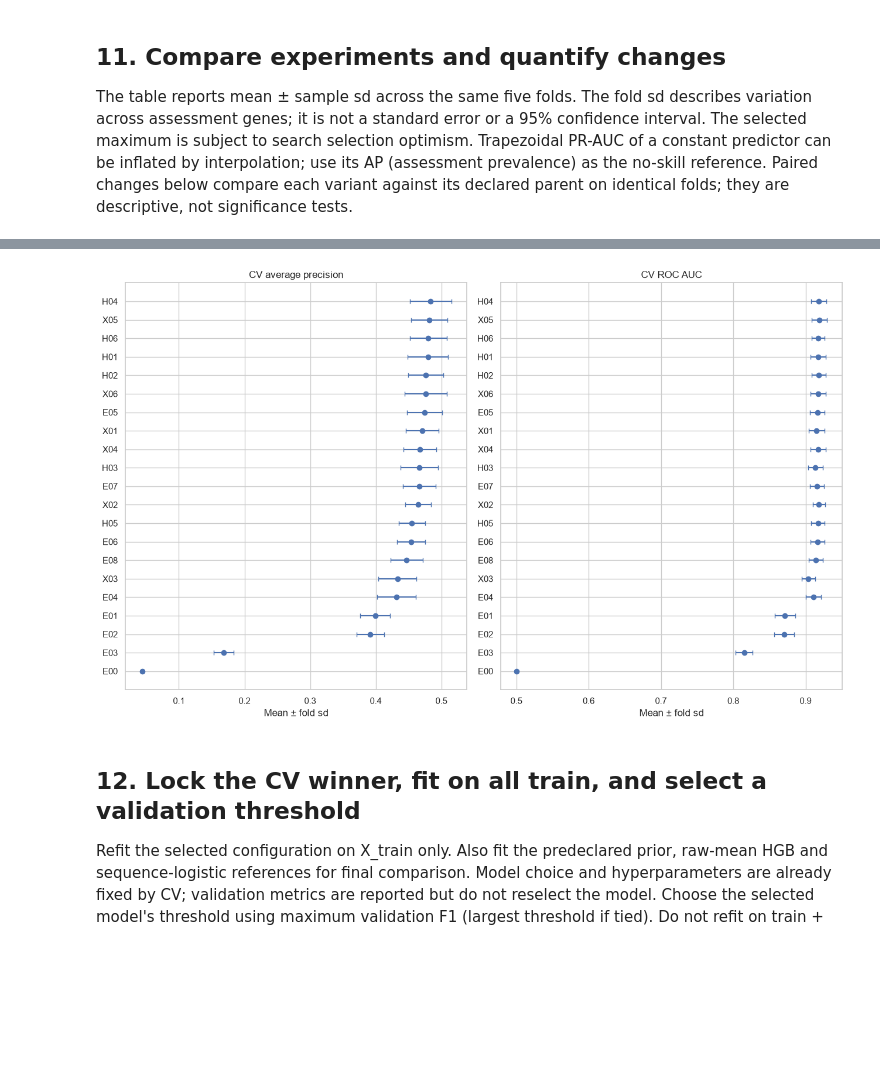
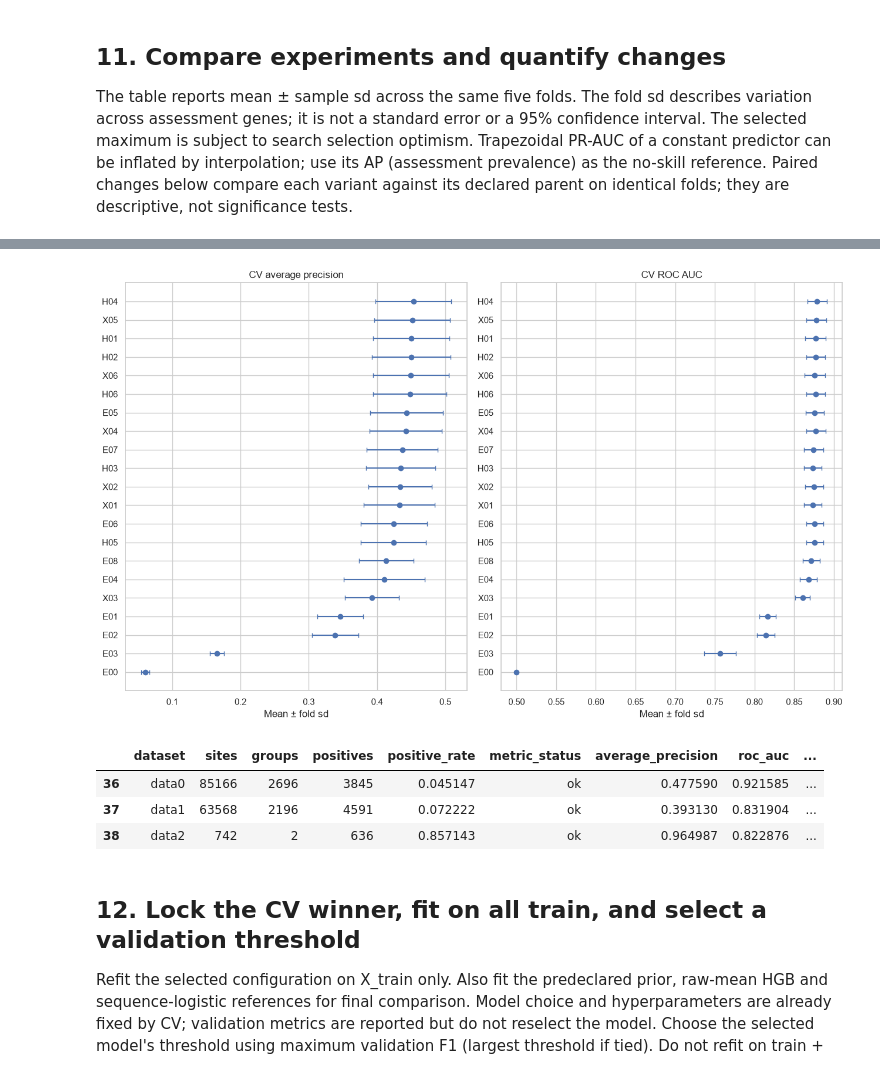
Before and after one commit to maooos/DSA4262_Genomies, a Jupyter notebook: notebooks/data0_modelling_pipeline.ipynb, the cells around one changed output, grey strips where cells are left out. Drawn from its saved outputs; the diff is of its cells as text; code cells hidden in the pictures; blank space fills up the shorter version.

```diff
--- a/notebooks/data0_modelling_pipeline.ipynb
+++ b/notebooks/data0_modelling_pipeline.ipynb
@@ -386,7 +295,7 @@ def make_xy(split_name):
     assert y.isin([0, 1]).all() and y.nunique() == 2
     assert np.isfinite(X.to_numpy()).all()
     assert all(pd.api.types.is_numeric_dtype(dtype) for dtype in X.dtypes)
-    assert set(X.columns).isdisjoint({"label", "gene_id", "transcript_id", "transcript_position", "split"})
+    assert set(X.columns).isdisjoint({"label", "gene_id", "group_id", "dataset", "label_original", "transcript_id", "transcript_position", "split"})
     return X, y, meta
 
 X_train, y_train, metadata_train = make_xy("train")
@@ -395,7 +304,7 @@ X_test, y_test, metadata_test = make_xy("test")
 
 assert X_train.columns.equals(X_val.columns) and X_train.columns.equals(X_test.columns)
 assert len(X_train) + len(X_val) + len(X_test) == len(sites)
-assert sites["split"].equals(assign_gene_splits(sites)), "The same seed must reproduce the split."
+assert sites["split"].equals(assign_group_splits(sites, SPLIT_RATIOS, SEED)), "The same seed must reproduce the split."
 
 prepared = {
     "train": (X_train, y_train, metadata_train),
@@ -512,22 +429,27 @@ def make_group_folds(X, y, genes, n_splits=CV_FOLDS, seed=SEED):
     assert (seen == 1).all()
     return folds
 
-cv_groups = metadata_train["gene_id"]
+cv_groups = metadata_train["group_id"]
 cv_splits = make_group_folds(X_train, y_train, cv_groups)
-cv_manifest = metadata_train[["gene_id"]].join(y_train)
+cv_manifest = metadata_train[["gene_id", "group_id", "group_kind"]].join(y_train)
 cv_manifest["assessment_fold"] = -1
 fold_details = []
 for fold, (fit_idx, assess_idx) in enumerate(cv_splits, 1):
     cv_manifest.iloc[assess_idx, cv_manifest.columns.get_loc("assessment_fold")] = fold
     fold_details.append({
         "fold": fold, "fit_sites": len(fit_idx), "assessment_sites": len(assess_idx),
-        "fit_genes": cv_groups.iloc[fit_idx].nunique(),
-        "assessment_genes": cv_groups.iloc[assess_idx].nunique(),
+        "fit_groups": cv_groups.iloc[fit_idx].nunique(),
+        "assessment_groups": cv_groups.iloc[assess_idx].nunique(),
         "fit_positive_rate": y_train.iloc[fit_idx].mean(),
         "assessment_positive_rate": y_train.iloc[assess_idx].mean(),
     })
-assert cv_manifest.groupby("gene_id")["assessment_fold"].nunique().eq(1).all()
+assert cv_manifest.groupby("group_id")["assessment_fold"].nunique().eq(1).all()
 display(pd.DataFrame(fold_details).set_index("fold"))
+cv_dataset_counts = cv_manifest.reset_index().groupby(["assessment_fold", "dataset"]).agg(
+    sites=("label", "size"), groups=("group_id", "nunique"), positive_rate=("label", "mean"),
+)
+display(cv_dataset_counts)
 if SAVE_OUTPUTS:
     cv_manifest.to_parquet(OUTPUT_DIR / "cv_fold_manifest.parquet")
+    cv_dataset_counts.to_csv(OUTPUT_DIR / "cv_dataset_counts.csv")
 # %% [output]
@@ -750,7 +711,7 @@ def run_cv_experiment(spec, X, y, genes, folds, save_dir=None):
         row = {
             "run_id": RUN_ID, "experiment_id": spec["experiment_id"], "fold": fold,
             "fit_sites": len(fit_idx), "assessment_sites": len(assess_idx),
-            "fit_genes": genes.iloc[fit_idx].nunique(), "assessment_genes": genes.iloc[assess_idx].nunique(),
+            "fit_groups": genes.iloc[fit_idx].nunique(), "assessment_groups": genes.iloc[assess_idx].nunique(),
             **realised, **ranking_metrics(y.iloc[assess_idx], scores),
             "fit_seconds": fit_seconds, "completed_at": datetime.now(LOCAL_TZ).isoformat(),
         }
@@ -774,7 +735,7 @@ def run_cv_experiment(spec, X, y, genes, folds, save_dir=None):
         summary[f"{metric}_sd"] = table[metric].std(ddof=1)
     if save_dir is not None:
         append_csv_records([summary], save_dir / "experiment_log.csv")
-        pd.DataFrame({"gene_id": genes, "label": y, "oof_score": oof}).to_parquet(
+        pd.DataFrame({"group_id": genes, "label": y, "oof_score": oof}).to_parquet(
             save_dir / f"oof_{spec['experiment_id']}.parquet", index=True,
         )
     return summary, table, oof
@@ -906,6 +870,21 @@ plt.show()
 if SAVE_OUTPUTS:
     cv_display.to_csv(OUTPUT_DIR / "cv_mean_sd_report.csv", index=False)
     paired_comparisons.to_csv(OUTPUT_DIR / "paired_experiment_changes.csv", index=False)
+
+# Pooled OOF scores within each dataset, plus the actual contributing folds.
+# These are descriptive OOF metrics, not a five-fold mean for data2.
+cv_dataset_rows = []
+for experiment_id, scores in oof_scores.items():
+    report = dataset_metrics(y_train, scores, metadata_train)
+    report["experiment_id"] = experiment_id
+    report["assessment_folds"] = report["dataset"].map(
+        cv_manifest.reset_index().groupby("dataset")["assessment_fold"].nunique()
+    )
+    cv_dataset_rows.append(report)
+cv_dataset_results = pd.concat(cv_dataset_rows, ignore_index=True)
+display(cv_dataset_results.loc[cv_dataset_results.experiment_id.eq(best_experiment_id)])
+if SAVE_OUTPUTS:
+    cv_dataset_results.to_csv(OUTPUT_DIR / "cv_oof_metrics_by_dataset.csv", index=False)
 # %% [output]
 |  | family | feature_set | weighting | ROC AUC mean ± sd | PR AUC (trapezoid) mean ± sd | AP mean ± sd |
 | experiment_id |  |  |  |  |  |  |
@@ -935,4 +914,8 @@ if SAVE_OUTPUTS:
-[figure, old version]
+[figure, new version]
+|  | dataset | sites | groups | positives | positive_rate | metric_status | average_precision | roc_auc | ... |
+| 36 | data0 | 85166 | 2696 | 3845 | 0.045147 | ok | 0.477590 | 0.921585 | ... |
+| 37 | data1 | 63568 | 2196 | 4591 | 0.072222 | ok | 0.393130 | 0.831904 | ... |
+| 38 | data2 | 742 | 2 | 636 | 0.857143 | ok | 0.964987 | 0.822876 | ... |
 # %% [markdown]
 ## 12. Lock the CV winner, fit on all train, and select a validation threshold
 
```
Also changed, not shown: parts of 30 cells of this notebook, 24 other files.
